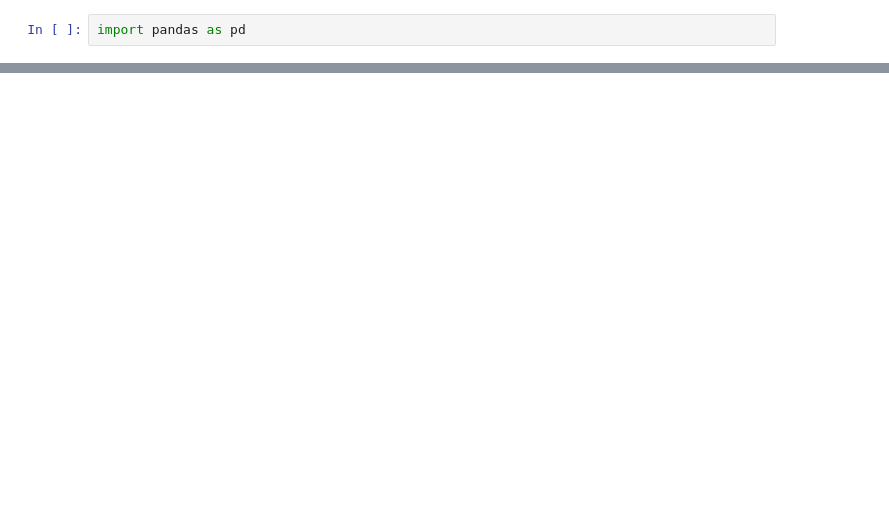
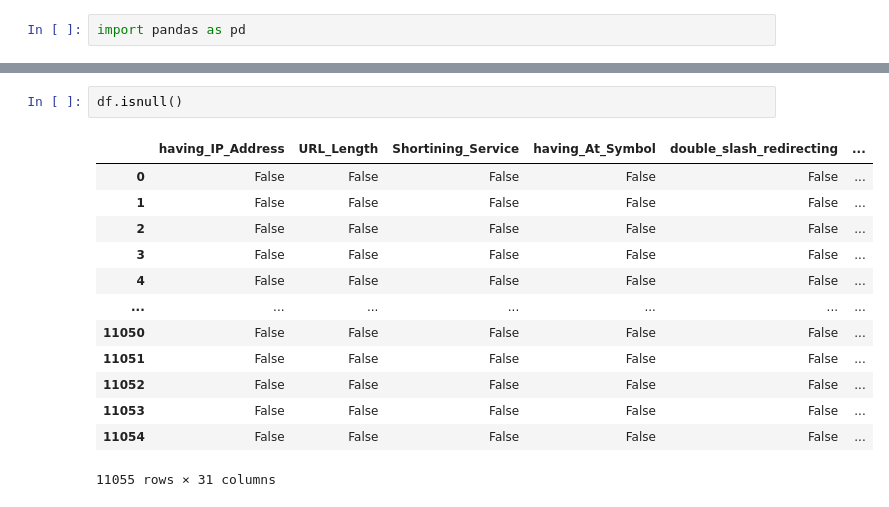
Before and after one commit to sarapysql/phising-website-detection, a Jupyter notebook: notebook/EDA.ipynb, the cells around one changed output, grey strips where cells are left out. Drawn from its saved outputs; the diff is of its cells as text; blank space fills up the shorter version.

```diff
--- a/notebook/EDA.ipynb
+++ b/notebook/EDA.ipynb
@@ -18,0 +35,16 @@ pd.read_csv('phising.csv')
+# %%
+df.isnull()
+# %% [output]
+|  | having_IP_Address | URL_Length | Shortining_Service | having_At_Symbol | double_slash_redirecting | ... |
+| 0 | False | False | False | False | False | ... |
+| 1 | False | False | False | False | False | ... |
+| 2 | False | False | False | False | False | ... |
+| 3 | False | False | False | False | False | ... |
+| 4 | False | False | False | False | False | ... |
+| ... | ... | ... | ... | ... | ... | ... |
+| 11050 | False | False | False | False | False | ... |
+| 11051 | False | False | False | False | False | ... |
+| 11052 | False | False | False | False | False | ... |
+| 11053 | False | False | False | False | False | ... |
+| 11054 | False | False | False | False | False | ... |
+11055 rows × 31 columns
```
Also changed, not shown: parts of 23 cells of this notebook.
